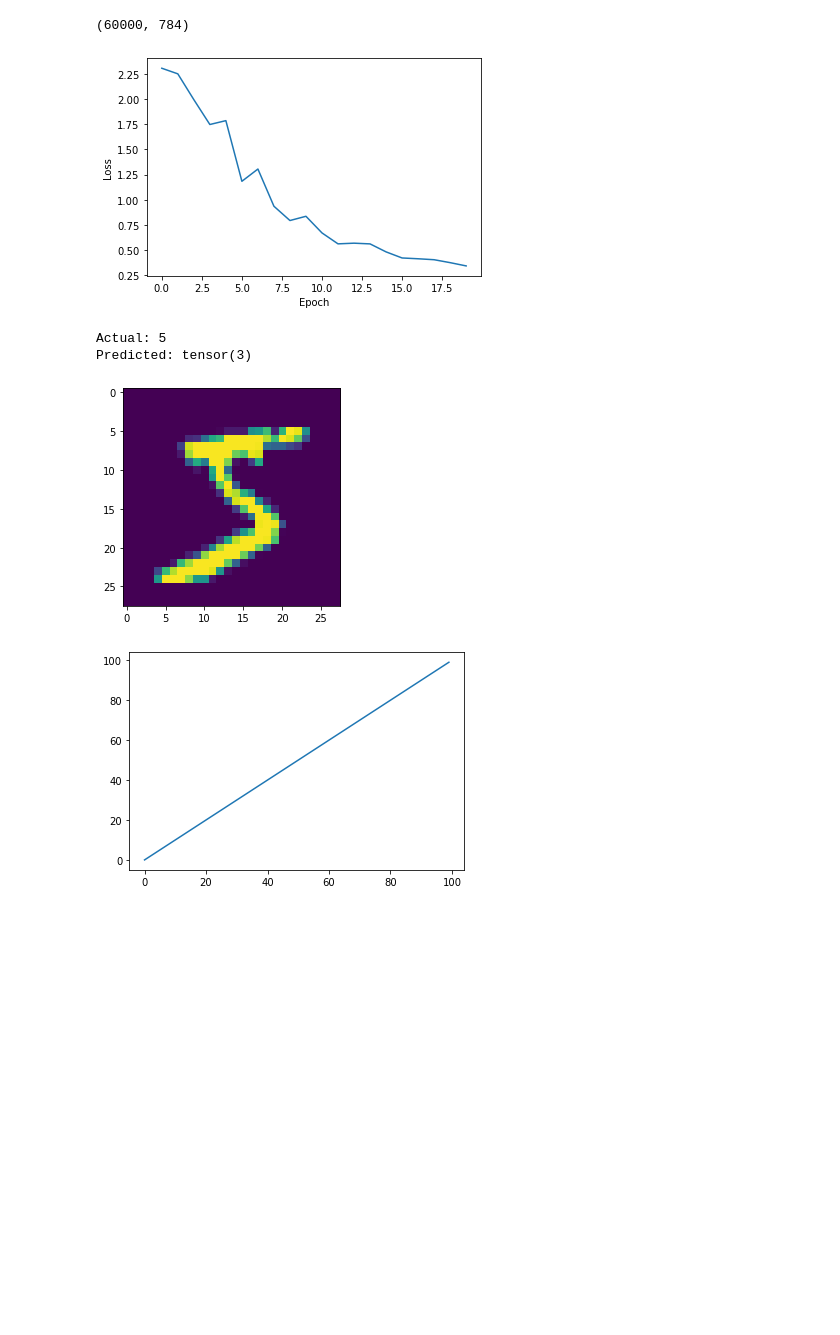
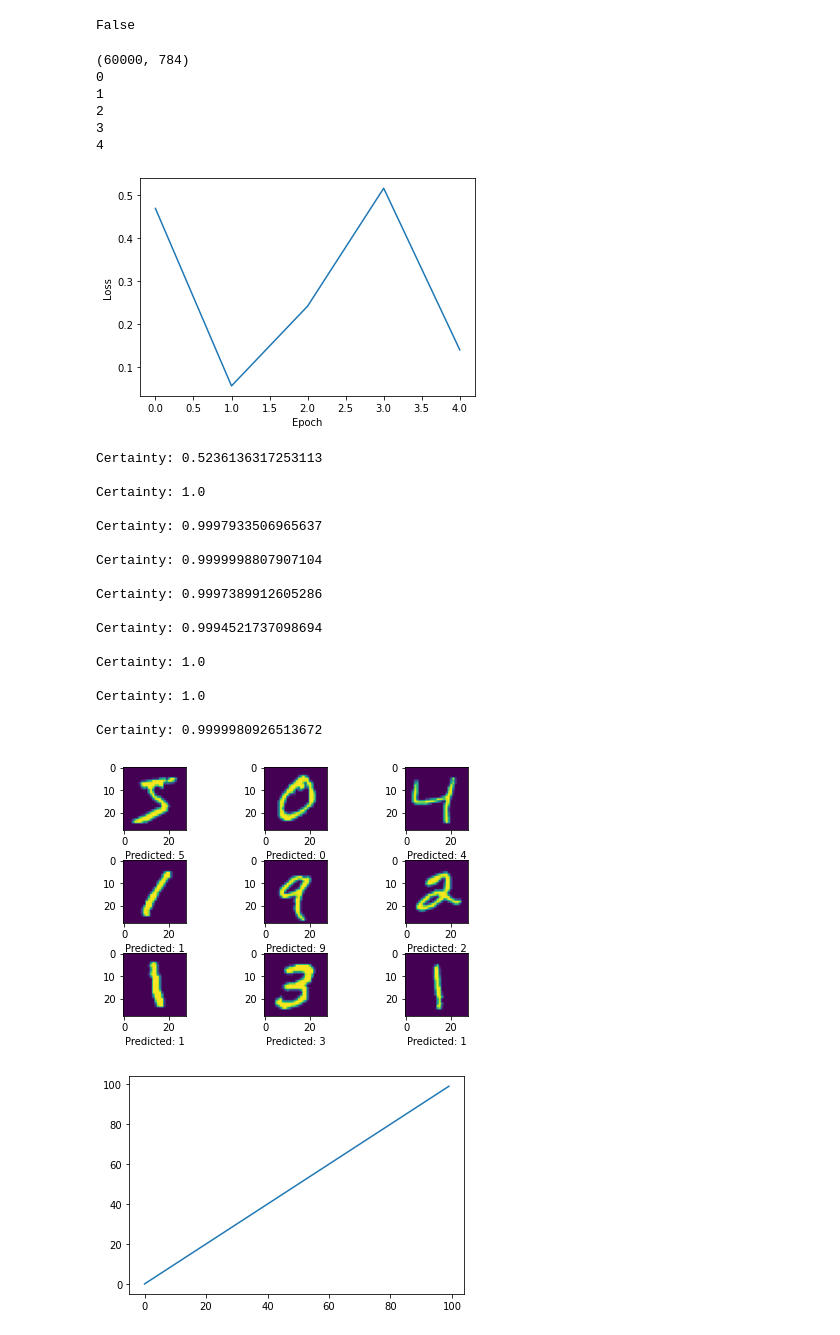
Before and after one commit to ethanh20009/FirstPytorch, a Jupyter notebook: gpt3.ipynb, the cells around one changed output. Saved outputs shown, nothing was run; the diff lists cells and outputs as text; code cells hidden in the pictures; blank space fills up the shorter version.

```diff
--- a/gpt3.ipynb
+++ b/gpt3.ipynb
@@ -2,10 +2,13 @@
 import numpy as np
 from matplotlib import pyplot as plt
 import torch
+from torch.utils.data import DataLoader, TensorDataset
 
 # Load the MNIST dataset
 from torchvision.datasets import MNIST
 dataset = MNIST(root='.', download=True)
+
+print(torch.cuda.is_available())
 
 # Preprocess the data
 X_train = dataset.train_data.numpy().reshape((-1, 28*28)) / 255.0
@@ -17,6 +20,10 @@ print(X_train.shape)
 # Convert the labels to one-hot encoded vectors
 y_train = np.eye(10)[y_train]
 y_test = np.eye(10)[y_test]
+
+BATCHSIZE = 1000
+dataset = TensorDataset(torch.tensor(X_train, dtype=torch.float), torch.tensor(y_train, dtype=torch.float))
+dataloader = DataLoader(dataset=dataset, batch_size=50, shuffle=True)
 
 # Create the neural network
 class Net(torch.nn.Module):
@@ -26,50 +33,83 @@ class Net(torch.nn.Module):
         self.fc2 = torch.nn.Linear(128, 128)
         self.fc3 = torch.nn.Linear(128, 128)
         self.fc4 = torch.nn.Linear(128, 10)
 
     def forward(self, x):
         x = torch.nn.functional.relu(self.fc1(x))
         x = torch.nn.functional.relu(self.fc2(x))
         x = torch.nn.functional.relu(self.fc3(x))
         x = self.fc4(x)
         return x
 
 model = Net()
 
 # Define the loss function and optimizer
 loss_fn = torch.nn.CrossEntropyLoss()
 optimizer = torch.optim.Adam(model.parameters(), lr=0.01)
-numEpochs = 20
+numEpochs = 5
 history = np.zeros(shape=(numEpochs), dtype=float)
 # Train the model
 for epoch in range(numEpochs):
-    # Forward pass
-    outputs = model(torch.tensor(X_train, dtype=torch.float))
-    loss = loss_fn(outputs, torch.tensor(y_train, dtype=torch.float))
 
-    # Backward pass
-    optimizer.zero_grad()
-    loss.backward()
-    optimizer.step()
+    for idx, (x_batch,y_batch) in enumerate(dataloader):
+        # Forward pass
+        outputs = model(x_batch)
+        loss = loss_fn(outputs, y_batch)
+
+        # Backward pass
+        optimizer.zero_grad()
+        loss.backward()
+        optimizer.step()
+
     history[epoch] = loss.item()
+    print(epoch)
 
 
 #Plot the error rate
 plt.plot(history)
 plt.xlabel('Epoch')
 plt.ylabel('Loss')
 plt.show()
-test = X_test[0].reshape((28,28))
-plt.imshow(test)
-print("Actual:", np.argmax(y_test[0]))
+
 model.eval()
-print("Predicted:", torch.argmax(model(torch.tensor(test.flatten(), dtype=torch.float))))
+fig, ax = plt.subplots(3,3)
+ax = ax.flatten()
+fig.tight_layout(pad=0.9)
+
+for x in range(9):
+    test = X_test[x].reshape((28,28))
+    ax[x].imshow(test)
+    ax[x].set_xlabel("Predicted: " + str(torch.argmax(model(torch.tensor(test.flatten(), dtype=torch.float))).item()))
+    print()
+    softmax = torch.nn.Softmax(dim=0)
+    print("Certainty:",  torch.max(softmax(model(torch.tensor(test.flatten(), dtype=torch.float)))).item())
 # %% [output]
-(60000, 784)
+False
+(60000, 784)
+0
+1
+2
+3
+4
-[figure, old version]
+[figure, new version]
-Actual: 5
-Predicted: tensor(3)
+Certainty: 0.5236136317253113
+
+Certainty: 1.0
+
+Certainty: 0.9997933506965637
+
+Certainty: 0.9999998807907104
+
+Certainty: 0.9997389912605286
+
+Certainty: 0.9994521737098694
+
+Certainty: 1.0
+
+Certainty: 1.0
+
+Certainty: 0.9999980926513672
-[figure, old version]
+[figure, new version]
 # %%
 import numpy as np
 from matplotlib import pyplot as plt
```
